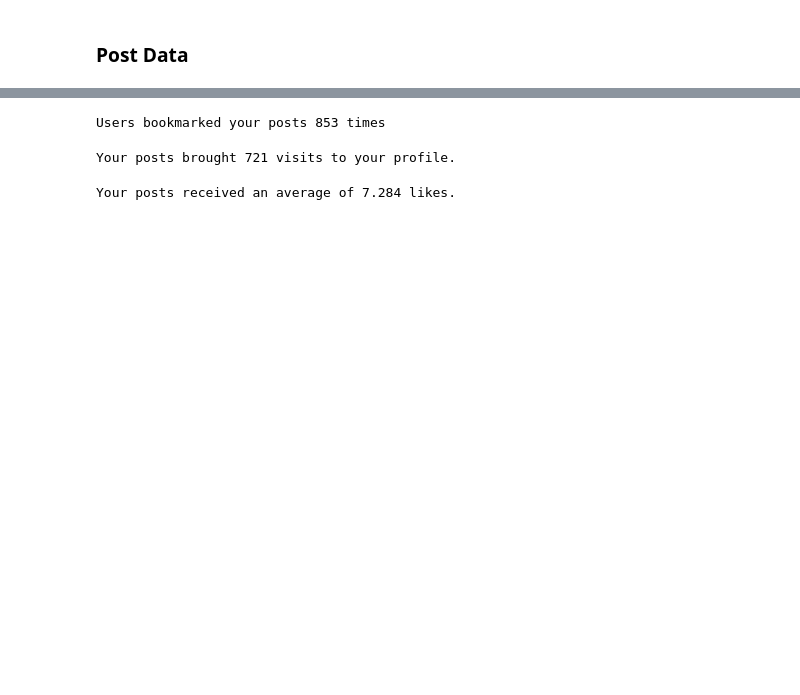
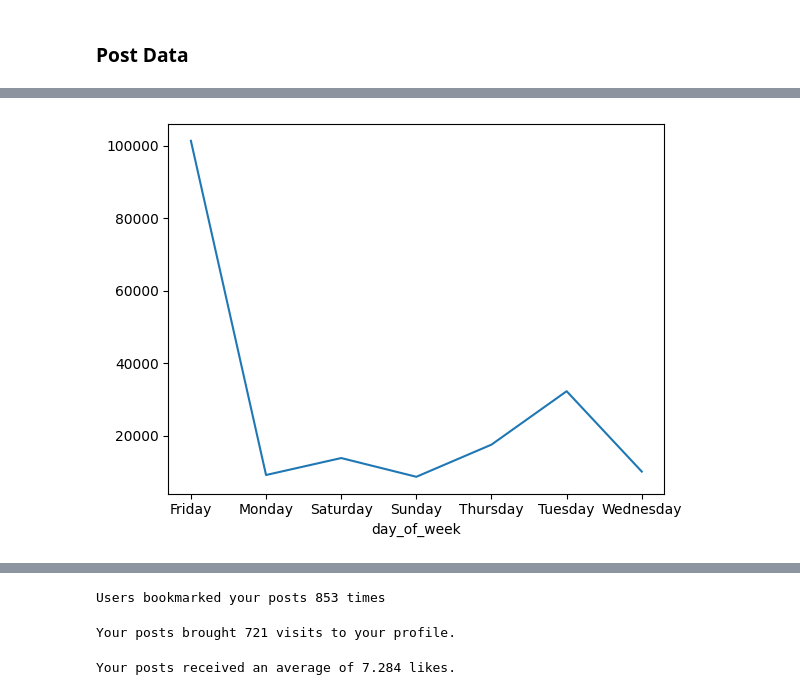
Before and after one commit to bodhichristian/python-basics, a Jupyter notebook: x_data/X Data.ipynb, the cells around one changed output, grey strips where cells are left out. Cells and saved outputs as stored; diff of their text form; code cells hidden in the pictures; blank space fills up the shorter version.

```diff
--- a/x_data/X Data.ipynb
+++ b/x_data/X Data.ipynb
@@ -82,0 +107,6 @@ print(f'{total_posts} posts over the last 365 days, averaging {daily_average} po
+# %%
+daily_impressions = posts.groupby('day_of_week')['Impressions'].sum()
+daily_impressions.plot(kind='line')
+plt.show()
+# %% [output]
+[figure, added]
```
Also changed, not shown: parts of 11 cells of this notebook, 1 other file.
